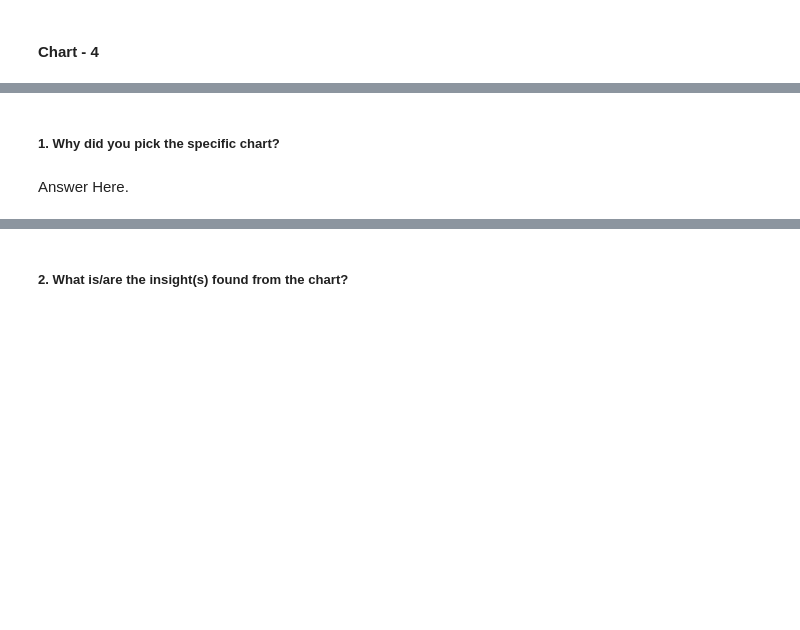
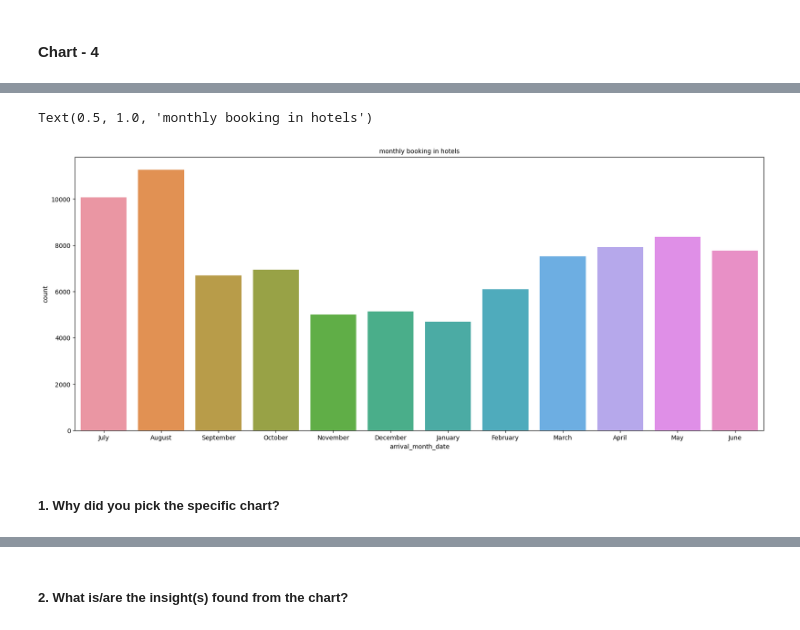
Before and after one commit to lovbundela240/Eda-_Hotel_booking_anaylsis, a Jupyter notebook: EDA_Hotel_Booking_Analysis.ipynb, the cells around one changed output, grey strips where cells are left out. Saved outputs shown, nothing was run; the diff lists cells and outputs as text; code cells hidden in the pictures; blank space fills up the shorter version.

```diff
--- a/EDA_Hotel_Booking_Analysis.ipynb
+++ b/EDA_Hotel_Booking_Analysis.ipynb
@@ -650,4 +677,12 @@ Yes, the proportion of repeated guest is very much low, so if the hotels work we
+# %%
+#Count plot
+plt.figure(figsize=(20,8))
+sns.countplot(x=hotel_booking_analysis_df['arrival_date_month'])
+plt.xlabel('arrival_month_date',fontsize=10)
+plt.ylabel('count',fontsize =10)
+plt.title('monthly booking in hotels',fontsize= 10)
+# %% [output]
+Text(0.5, 1.0, 'monthly booking in hotels')
+[figure, added]
 # %% [markdown]
 ##### 1. Why did you pick the specific chart?
-# %% [markdown]
-Answer Here.
```
Also changed, not shown: parts of 4 cells of this notebook.
